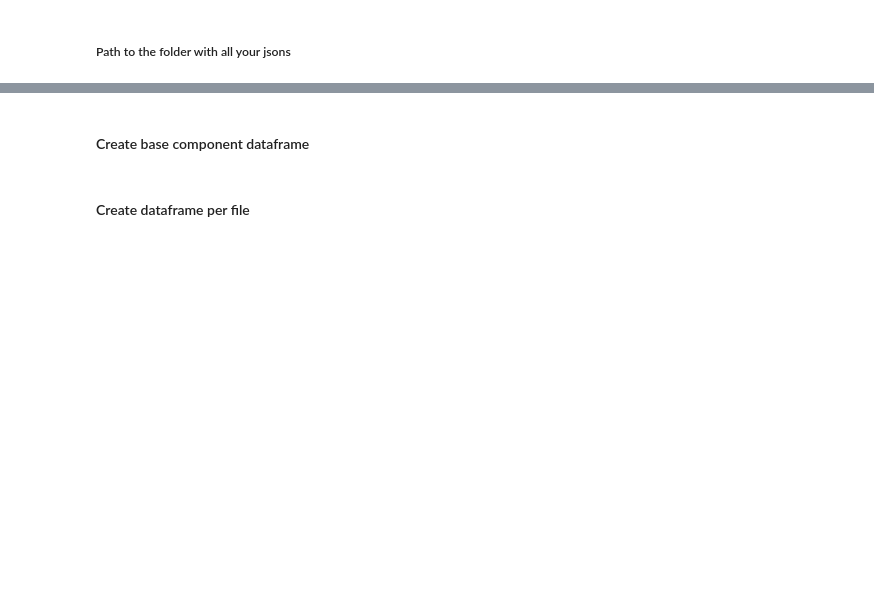
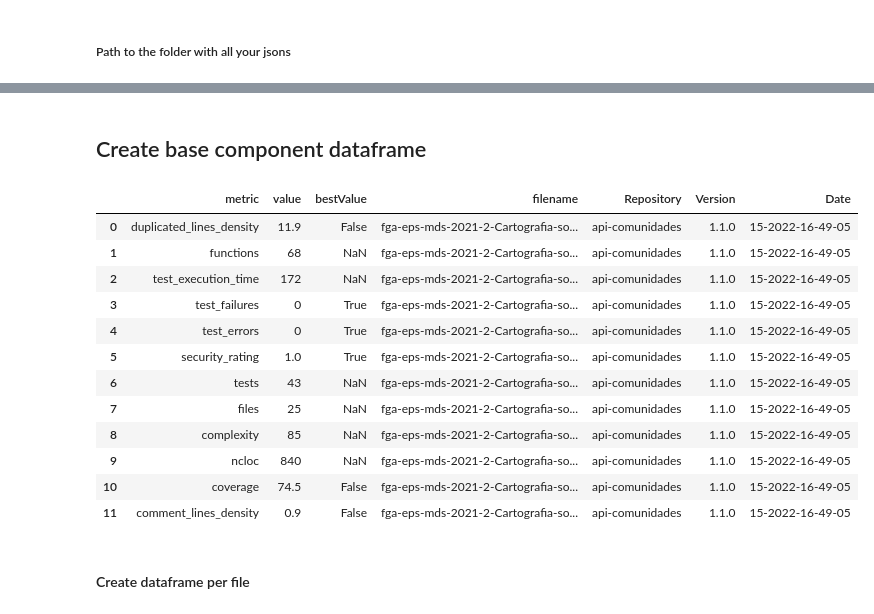
Before and after one commit to fga-eps-mds/2021-2-Cartografia-social-Doc, a Jupyter notebook: Analytics/analytics.ipynb, the cells around one changed output, grey strips where cells are left out. Saved outputs shown, nothing was run; the diff lists cells and outputs as text; code cells hidden in the pictures; blank space fills up the shorter version.

```diff
--- a/Analytics/analytics.ipynb
+++ b/Analytics/analytics.ipynb
@@ -86,8 +92,55 @@ def read_json(json_path):
         json_obj = json.load(json_file)
 
     return json_obj
+# %%
+def create_base_component_df(json_list):
+
+    df = pd.DataFrame()
+
+    for i in json_list:
+
+        base_component = read_json(i)
+
+        base_component_data = base_component['baseComponent']['measures']
+
+        base_component_df = pd.DataFrame(base_component_data)
+
+        base_component_df['filename'] = os.path.basename(i)
+
+        df = df.append(base_component_df, ignore_index=True)
+
+    # Replace the UnB semester with yours.
+    aux_df = df['filename'].str.split(r"fga-eps-mds-2021.2-Cartografia-social-(.*?)-[0-9]+-(.*?)-v(.*?).json", expand=True)
+
+    df['Repository'] = aux_df[1]
+
+    df['Version'] = aux_df[3]
+
+    df['Date'] = aux_df[2]
+
+    df = df.sort_values(by=['Repository', 'Version'])
+
+    return df
 # %% [markdown]
-#### Create base component dataframe
+## Create base component dataframe
+# %%
+base_component_df = create_base_component_df(jsons)
+# %%
+base_component_df.head(12)
+# %% [output]
+|  | metric | value | bestValue | filename | Repository | Version | Date |
+| 0 | duplicated_lines_density | 11.9 | False | fga-eps-mds-2021-2-Cartografia-so... | api-comunidades | 1.1.0 | 15-2022-16-49-05 |
+| 1 | functions | 68 | NaN | fga-eps-mds-2021-2-Cartografia-so... | api-comunidades | 1.1.0 | 15-2022-16-49-05 |
+| 2 | test_execution_time | 172 | NaN | fga-eps-mds-2021-2-Cartografia-so... | api-comunidades | 1.1.0 | 15-2022-16-49-05 |
+| 3 | test_failures | 0 | True | fga-eps-mds-2021-2-Cartografia-so... | api-comunidades | 1.1.0 | 15-2022-16-49-05 |
+| 4 | test_errors | 0 | True | fga-eps-mds-2021-2-Cartografia-so... | api-comunidades | 1.1.0 | 15-2022-16-49-05 |
+| 5 | security_rating | 1.0 | True | fga-eps-mds-2021-2-Cartografia-so... | api-comunidades | 1.1.0 | 15-2022-16-49-05 |
+| 6 | tests | 43 | NaN | fga-eps-mds-2021-2-Cartografia-so... | api-comunidades | 1.1.0 | 15-2022-16-49-05 |
+| 7 | files | 25 | NaN | fga-eps-mds-2021-2-Cartografia-so... | api-comunidades | 1.1.0 | 15-2022-16-49-05 |
+| 8 | complexity | 85 | NaN | fga-eps-mds-2021-2-Cartografia-so... | api-comunidades | 1.1.0 | 15-2022-16-49-05 |
+| 9 | ncloc | 840 | NaN | fga-eps-mds-2021-2-Cartografia-so... | api-comunidades | 1.1.0 | 15-2022-16-49-05 |
+| 10 | coverage | 74.5 | False | fga-eps-mds-2021-2-Cartografia-so... | api-comunidades | 1.1.0 | 15-2022-16-49-05 |
+| 11 | comment_lines_density | 0.9 | False | fga-eps-mds-2021-2-Cartografia-so... | api-comunidades | 1.1.0 | 15-2022-16-49-05 |
 # %% [markdown]
 #### Create dataframe per file
 # %%
```
Also changed, not shown: parts of 22 cells of this notebook, 38 other files.
